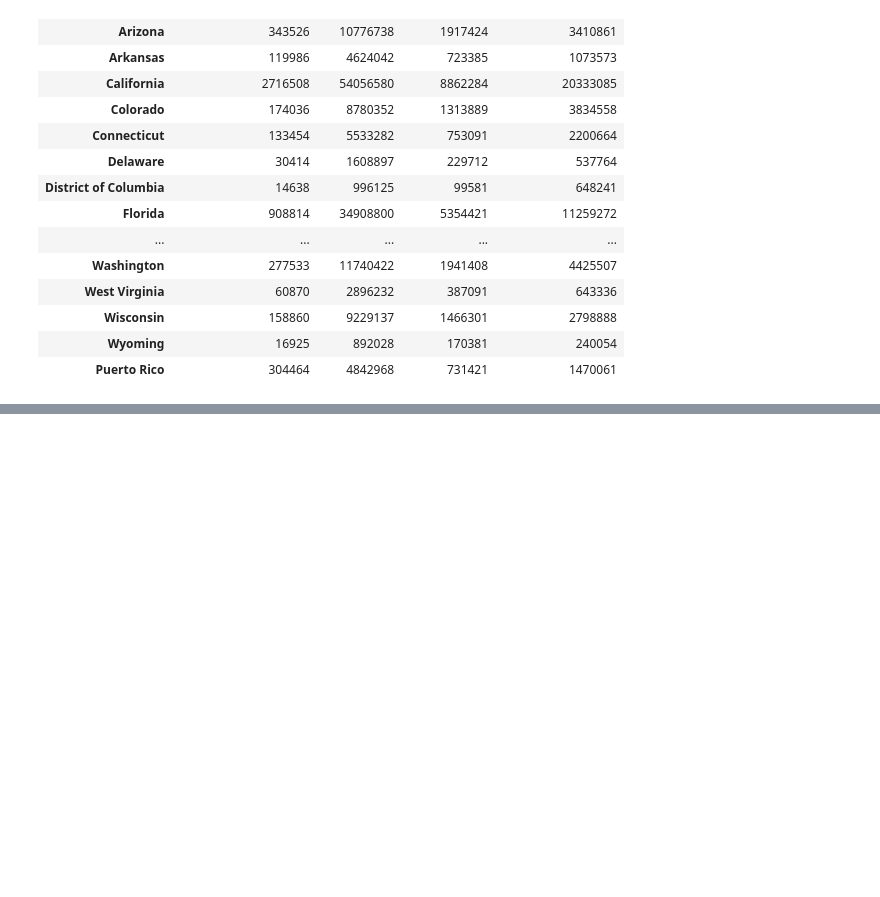
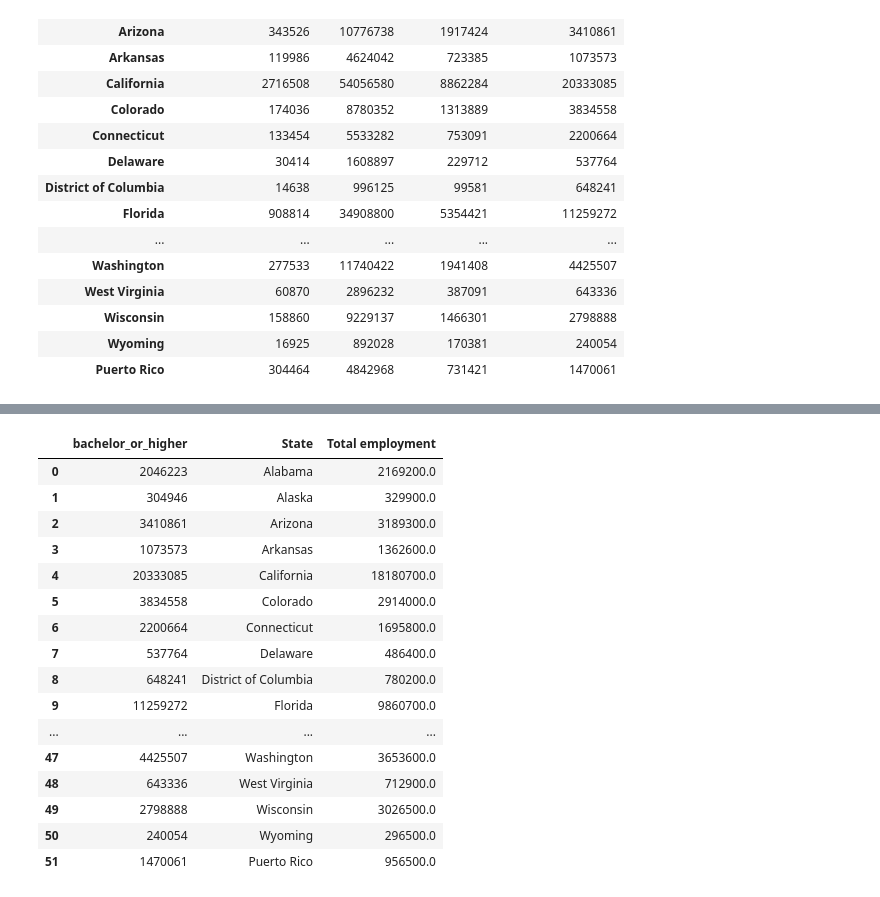
Before and after one commit to jz024/math189_project, a Jupyter notebook: education level.ipynb, the cells around one changed output, grey strips where cells are left out. Cells and saved outputs as stored; diff of their text form; code cells hidden in the pictures; blank space fills up the shorter version.

```diff
--- a/education level.ipynb
+++ b/education level.ipynb
@@ -239,0 +266,7 @@ educational_level
+# %%
+# Function to standardize the values of the total employment column
+def standardize(s):
+    if ',' in s:
+        s=s.replace(',', '')
+    s=float(s)*1000
+    return s
@@ -239,0 +308,21 @@ educational_level
+# %%
+combined_data = pd.merge(educational_level, total_employment, on='State')
+combined_data
+# %% [output]
+|  | bachelor_or_higher | State | Total employment |
+| 0 | 2046223 | Alabama | 2169200.0 |
+| 1 | 304946 | Alaska | 329900.0 |
+| 2 | 3410861 | Arizona | 3189300.0 |
+| 3 | 1073573 | Arkansas | 1362600.0 |
+| 4 | 20333085 | California | 18180700.0 |
+| 5 | 3834558 | Colorado | 2914000.0 |
+| 6 | 2200664 | Connecticut | 1695800.0 |
+| 7 | 537764 | Delaware | 486400.0 |
+| 8 | 648241 | District of Columbia | 780200.0 |
+| 9 | 11259272 | Florida | 9860700.0 |
+| ... | ... | ... | ... |
+| 47 | 4425507 | Washington | 3653600.0 |
+| 48 | 643336 | West Virginia | 712900.0 |
+| 49 | 2798888 | Wisconsin | 3026500.0 |
+| 50 | 240054 | Wyoming | 296500.0 |
+| 51 | 1470061 | Puerto Rico | 956500.0 |
```
Also changed, not shown: parts of 13 cells of this notebook.
